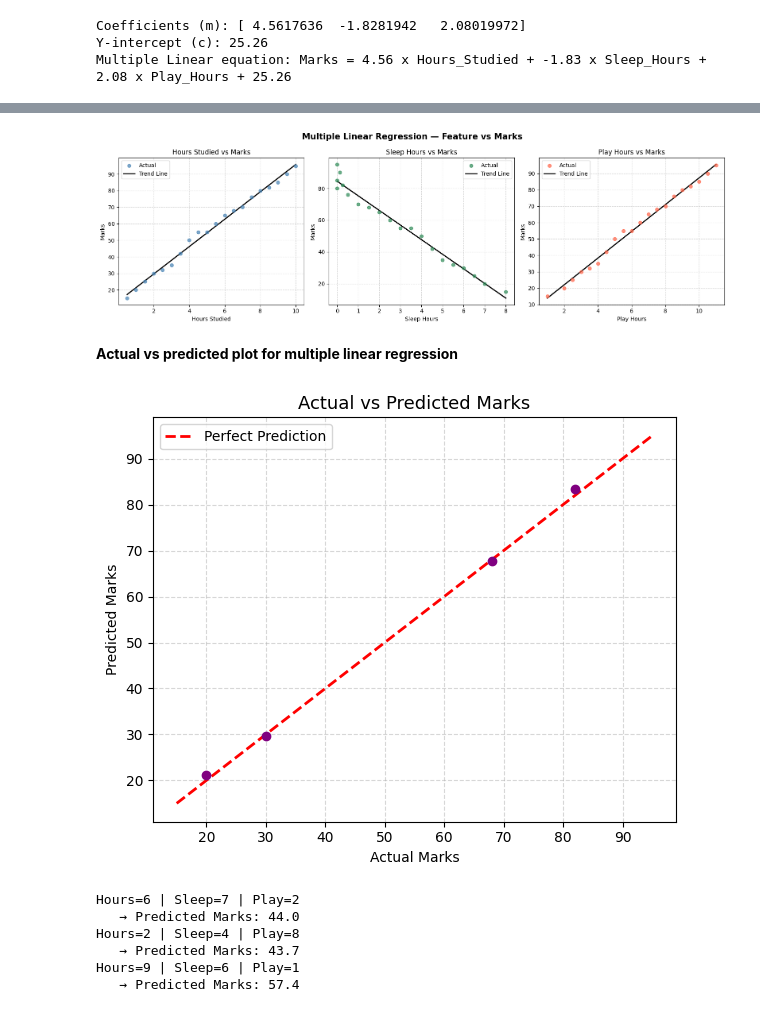
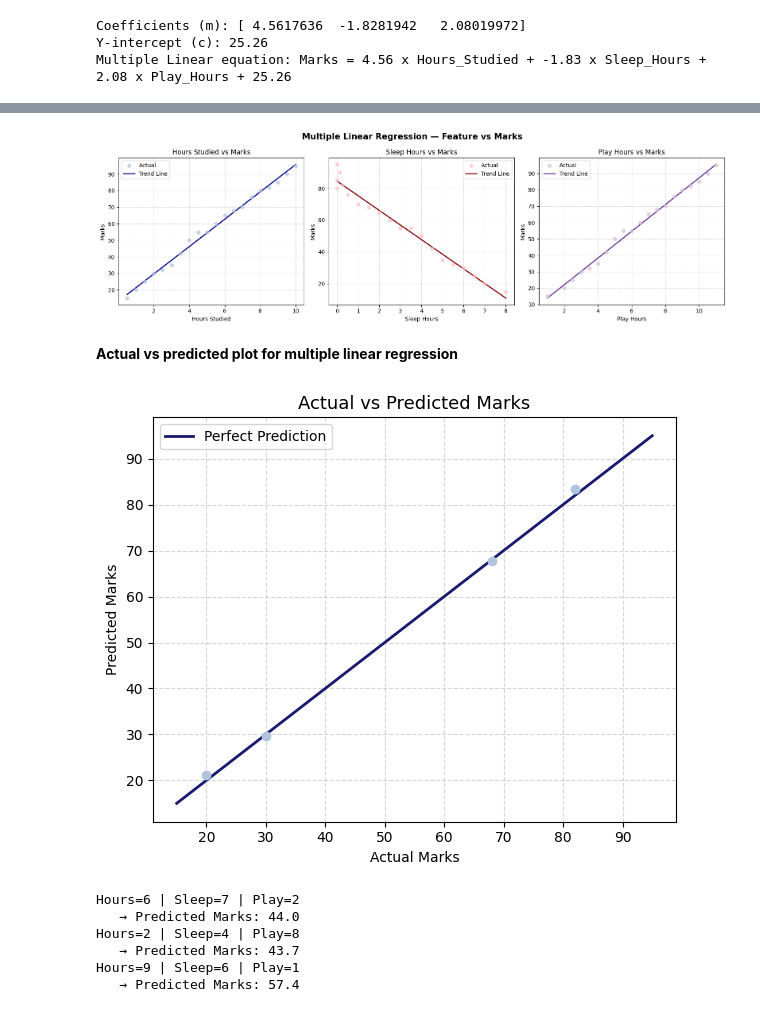
Before and after one commit to RadhikaKapoor383/student-marks-predictor, a Jupyter notebook: marks-predictor.ipynb, the cells around one changed output, grey strips where cells are left out. Saved outputs shown, nothing was run; the diff lists cells and outputs as text; code cells hidden in the pictures.

```diff
--- a/marks-predictor.ipynb
+++ b/marks-predictor.ipynb
@@ -239,39 +240,40 @@ print("*"*50)
 # %%
 fig, axes = plt.subplots(1, 3, figsize=(16, 5))
 fig.suptitle('Multiple Linear Regression — Feature vs Marks', fontsize=15, fontweight='bold')
 
-colors = ['steelblue', 'seagreen', 'tomato']
+colors = ['lightsteelblue', 'pink', 'thistle']
+colors2 = ['darkblue', 'maroon', 'rebeccapurple']
 labels = ['Hours Studied', 'Sleep Hours', 'Play Hours']
 
 for i, (feature, color, label) in enumerate(zip(features, colors, labels)):
     ax = axes[i]
 
     # Scatter: actual data points
     ax.scatter(df[feature], y, color=color, alpha=0.7, zorder=3, label='Actual')
 
     # Trend line using single-feature regression (just for visualization)
     single = LinearRegression()
     single.fit(df[[feature]], y)
     x_range = np.linspace(df[feature].min(), df[feature].max(), 100).reshape(-1, 1)
-    ax.plot(x_range, single.predict(x_range), color='black', linewidth=2, label='Trend Line')
+    ax.plot(x_range, single.predict(x_range), color=colors2[i], linewidth=2, label='Trend Line')
 
     ax.set_title(f'{label} vs Marks', fontsize=12)
     ax.set_xlabel(label)
     ax.set_ylabel('Marks')
     ax.legend()
     ax.grid(True, linestyle='--', alpha=0.5)
 
 plt.tight_layout()
 plt.savefig('regression_plot_multiple_linear.png')
 plt.show()
 # %% [output]
-[figure, old version]
+[figure, new version]
 # %% [markdown]
 <b>Actual vs predicted plot for multiple linear regression</b>
 # %%
 plt.figure(figsize=(6, 5))
-plt.scatter(y_test, y_pred, color='purple', zorder=3)
-plt.plot([y.min(), y.max()], [y.min(), y.max()], 'r--', linewidth=2, label='Perfect Prediction')
+plt.scatter(y_test, y_pred, color='lightsteelblue', zorder=3)
+plt.plot([y.min(), y.max()], [y.min(), y.max()], 'midnightblue', linewidth=2, label='Perfect Prediction')
 plt.title('Actual vs Predicted Marks', fontsize=13)
 plt.xlabel('Actual Marks')
 plt.ylabel('Predicted Marks')
@@ -281,7 +283,7 @@ plt.tight_layout()
 plt.savefig('actual_vs_predicted.png', dpi=150)
 plt.show()
 # %% [output]
-[figure, old version]
+[figure, new version]
 # %%
 #prediction with own inputs for multiple linear regression
 def predict_marks(hours, sleep, play):
```
Also changed, not shown: parts of 3 cells of this notebook, 3 other files.
